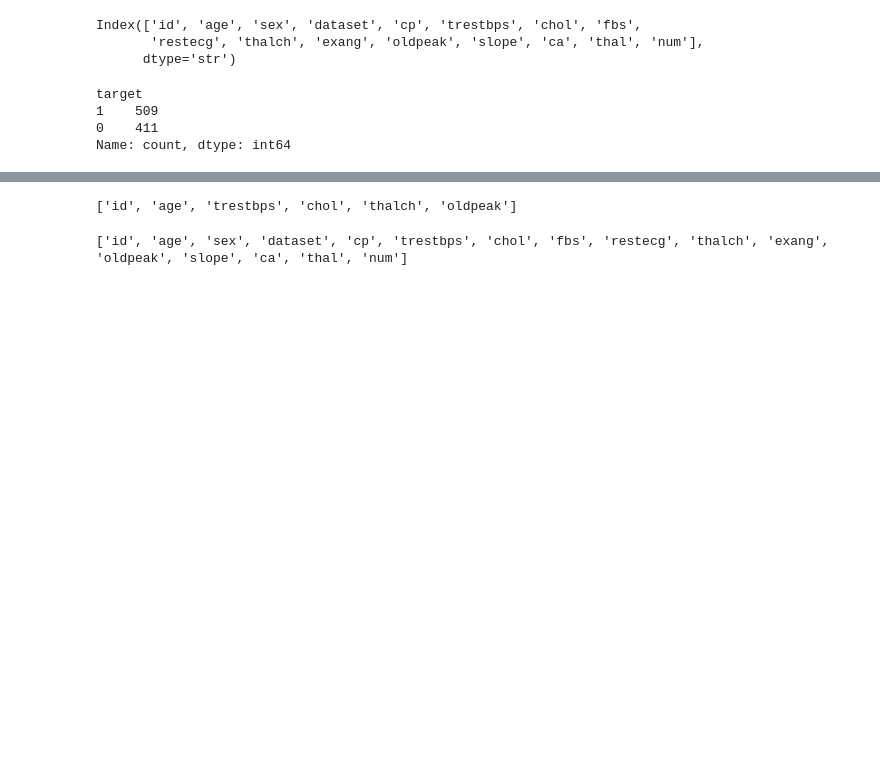
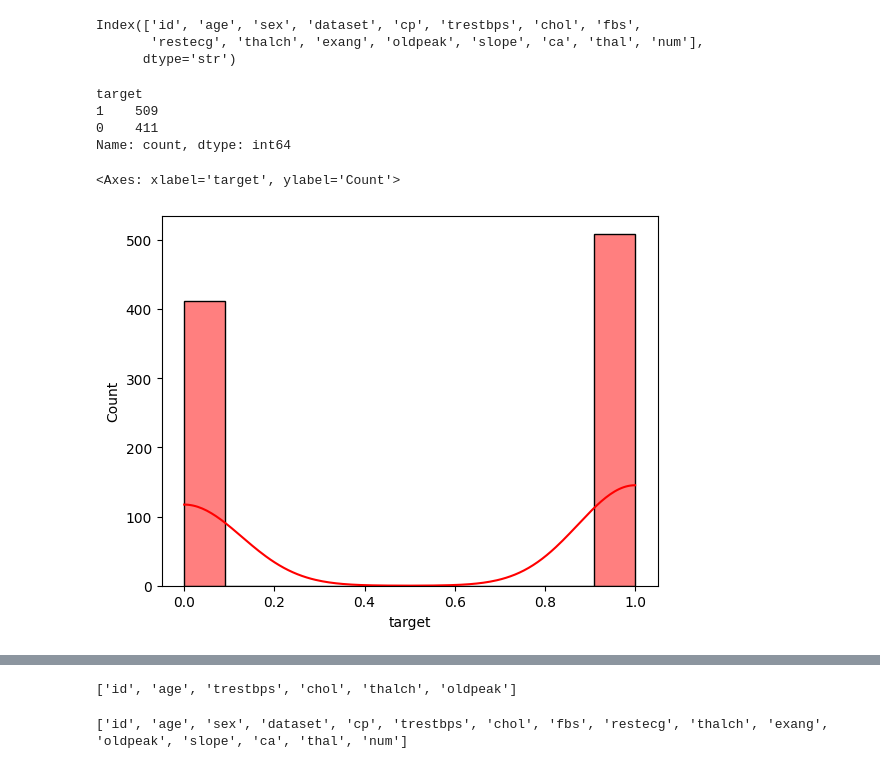
Before and after one commit to iws3/MarkGPT, a Jupyter notebook: contributors/gita/module-3/ucl_heart_disease.ipynb, the cells around one changed output, grey strips where cells are left out. Saved outputs shown, nothing was run; the diff lists cells and outputs as text; code cells hidden in the pictures; blank space fills up the shorter version.

```diff
--- a/contributors/gita/module-3/ucl_heart_disease.ipynb
+++ b/contributors/gita/module-3/ucl_heart_disease.ipynb
@@ -43,4 +43,7 @@ target
 0    411
 Name: count, dtype: int64
 # %%
-sns.histplot(df['target'], kde=True, color)
+sns.histplot(df['target'], kde=True, color="red")
+# %% [output]
+<Axes: xlabel='target', ylabel='Count'>
+[figure, added]
```
Also changed, not shown: parts of 2 cells of this notebook, 2 other files.
